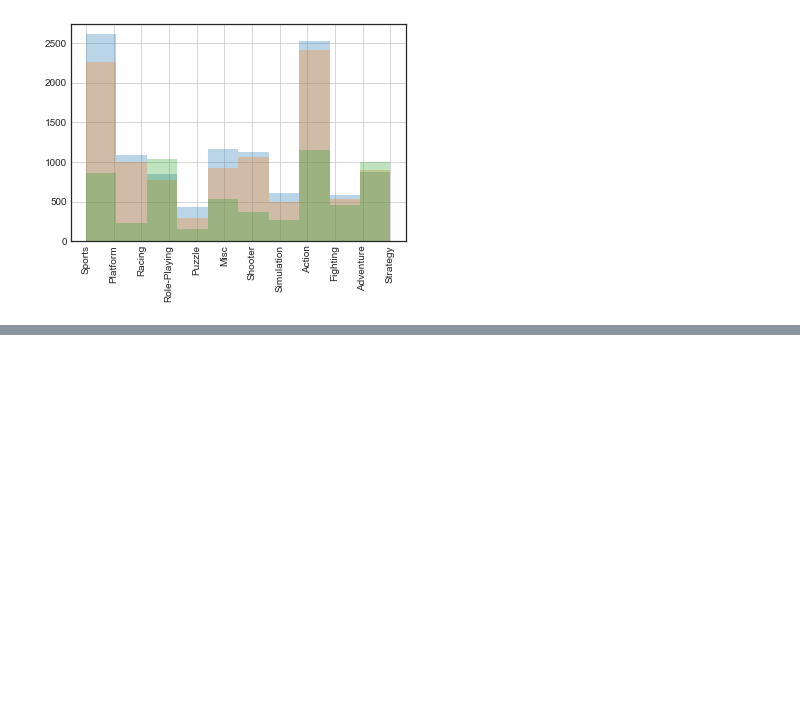
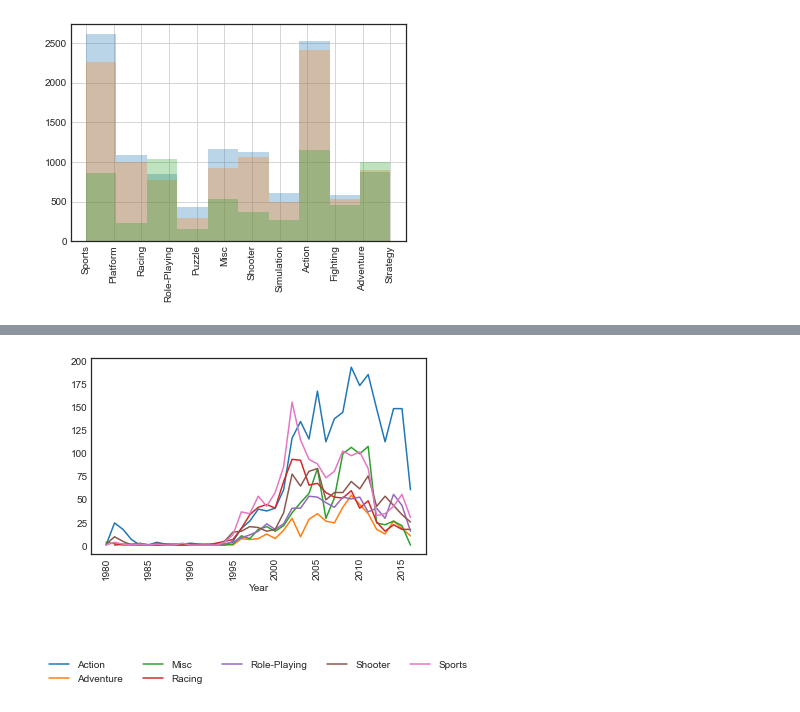
Before and after one commit to chiaracapuano/vgsales, a Jupyter notebook: Capuano_Chiara_vgsales.ipynb, the cells around one changed output, grey strips where cells are left out. Cells and saved outputs as stored; diff of their text form; code cells hidden in the pictures; blank space fills up the shorter version.

```diff
--- a/Capuano_Chiara_vgsales.ipynb
+++ b/Capuano_Chiara_vgsales.ipynb
@@ -163,5 +162,7 @@ plot_trends(NA, 'Genre', 'Year')
 # %%
 EU = df_transform(vgsales_EU, 'Genre', 'Year')
-plot_trends(EU, 'Genre', 'Year')
+plot_trends(EU, 'Genre', 'Year', lst = lst_genre)
+# %% [output]
+[figure, added]
 # %%
 JP = df_transform(vgsales_JP, 'Genre', 'Year')
```
Also changed, not shown: parts of 4 cells of this notebook.
